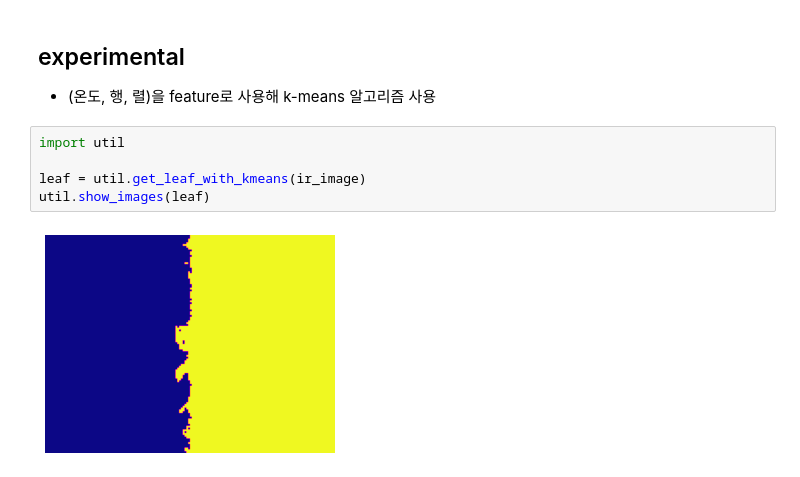
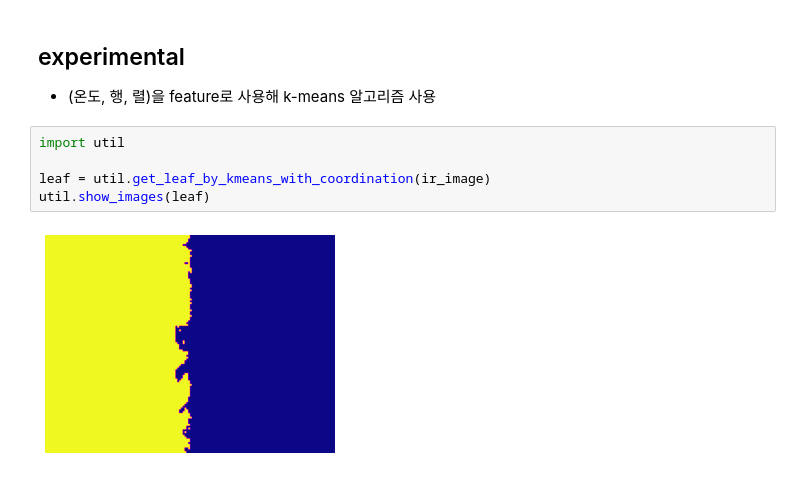
Before and after one commit to plming/infrared-leaf-segmentation, a Jupyter notebook: demo_ginseng.ipynb, the cells around one changed output. Saved outputs shown, nothing was run; the diff lists cells and outputs as text.

```diff
--- a/demo_ginseng.ipynb
+++ b/demo_ginseng.ipynb
@@ -72,7 +71,7 @@ print(f"잎의 최저 온도(C): {min_temperature:.2f}")
 # %%
 import util
 
-leaf = util.get_leaf_with_kmeans(ir_image)
+leaf = util.get_leaf_by_kmeans_with_coordination(ir_image)
 util.show_images(leaf)
 # %% [output]
-[figure, old version]
+[figure, new version]
```
Also changed, not shown: parts of 3 cells of this notebook, 3 other files.
